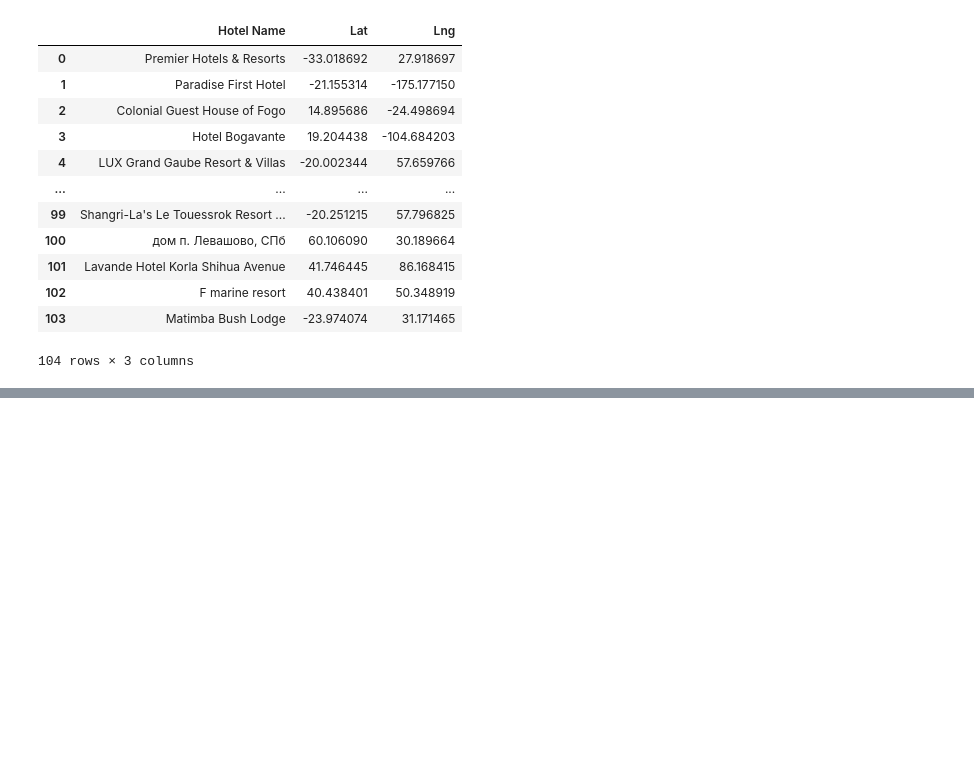
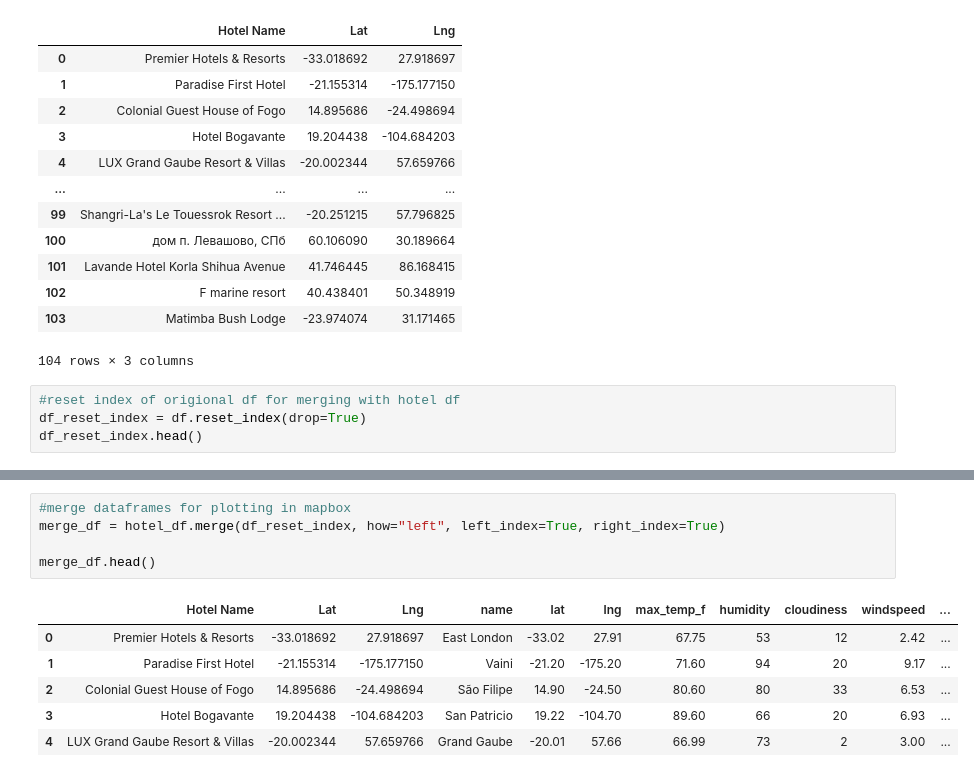
Before and after one commit to alplky/python-APIs-challenge, a Jupyter notebook: VacationPy/VacationPy.ipynb, the cells around one changed output, grey strips where cells are left out. Cells and saved outputs as stored; diff of their text form; blank space fills up the shorter version.

Commit message:
merged dfs for plotting

```diff
--- a/VacationPy/VacationPy.ipynb
+++ b/VacationPy/VacationPy.ipynb
@@ -172,3 +173,7 @@ hotel_df
 | 102 | F marine resort | 40.438401 | 50.348919 |
 | 103 | Matimba Bush Lodge | -23.974074 | 31.171465 |
 104 rows × 3 columns
+# %%
+#reset index of origional df for merging with hotel df
+df_reset_index = df.reset_index(drop=True)
+df_reset_index.head()
@@ -174,0 +187,12 @@ hotel_df
+# %%
+#merge dataframes for plotting in mapbox
+merge_df = hotel_df.merge(df_reset_index, how="left", left_index=True, right_index=True)
+
+merge_df.head()
+# %% [output]
+|  | Hotel Name | Lat | Lng | name | lat | lng | max_temp_f | humidity | cloudiness | windspeed | ... |
+| 0 | Premier Hotels & Resorts | -33.018692 | 27.918697 | East London | -33.02 | 27.91 | 67.75 | 53 | 12 | 2.42 | ... |
+| 1 | Paradise First Hotel | -21.155314 | -175.177150 | Vaini | -21.20 | -175.20 | 71.60 | 94 | 20 | 9.17 | ... |
+| 2 | Colonial Guest House of Fogo | 14.895686 | -24.498694 | São Filipe | 14.90 | -24.50 | 80.60 | 80 | 33 | 6.53 | ... |
+| 3 | Hotel Bogavante | 19.204438 | -104.684203 | San Patricio | 19.22 | -104.70 | 89.60 | 66 | 20 | 6.93 | ... |
+| 4 | LUX Grand Gaube Resort & Villas | -20.002344 | 57.659766 | Grand Gaube | -20.01 | 57.66 | 66.99 | 73 | 2 | 3.00 | ... |
```
Also changed, not shown: parts of 2 cells of this notebook.
